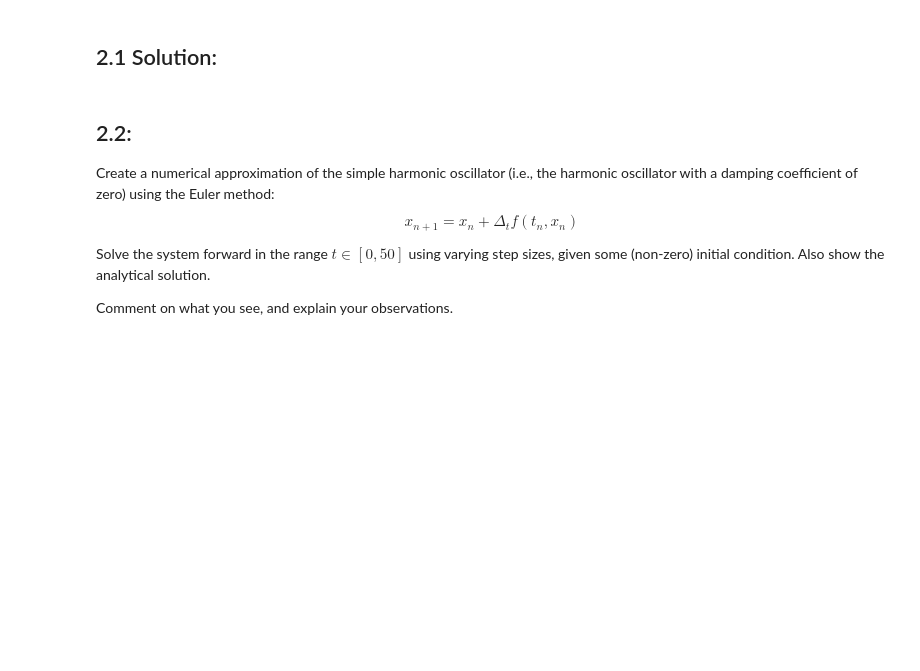
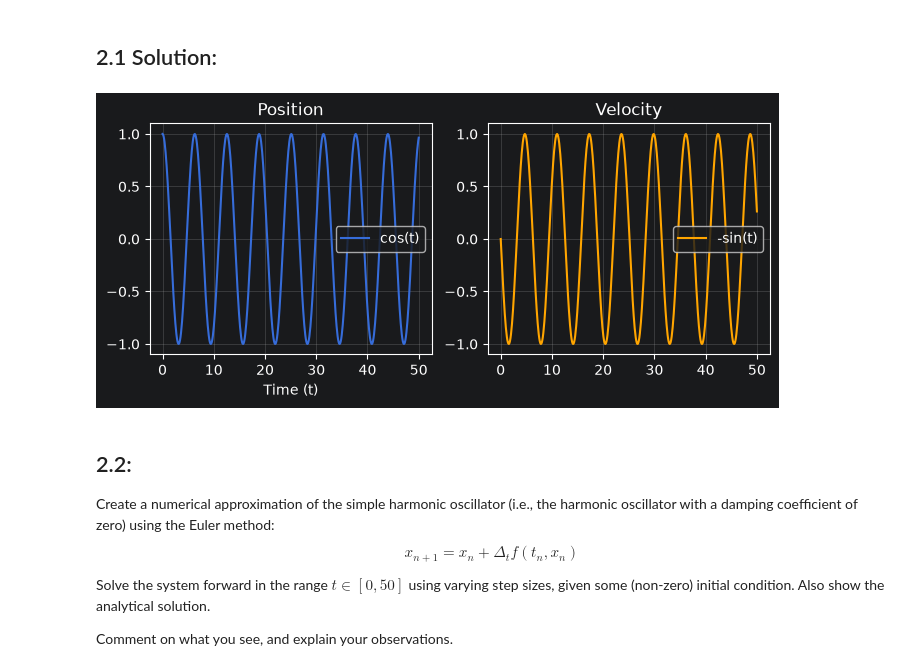
Before and after one commit to samschilder02/exercises_ComplexAdaptiveSystems_SOW-MKI49, a Jupyter notebook: CAS Assignment 2.ipynb, the cells around one changed output. Saved outputs shown, nothing was run; the diff lists cells and outputs as text; code cells hidden in the pictures; blank space fills up the shorter version.

```diff
--- a/CAS Assignment 2.ipynb
+++ b/CAS Assignment 2.ipynb
@@ -65,3 +73,30 @@ Show the solution over the time range $t \in [0, 50]$
+# %%
+# functions
+f1 = lambda t: jnp.cos(t)
+f2 = lambda t: -jnp.sin(t)
+
+t0 = 0  # starting time
+tn = 50  # end time
+num_points = 10*(tn-t0)
+
+t = jnp.linspace(t0, tn, sf)  # time range
+x  = f1(t); v = f2(t)
+
+# plot
+fig, axes = plt.subplots(1, 2, figsize=(8, 3))
+axes[0].plot(t, x, label='cos(t)')
+axes[0].set_xlabel('Time (t)')
+axes[0].set_title('Position')
+axes[0].legend()
+axes[0].grid(True, alpha=0.3)
+
+axes[1].plot(t, v, label='-sin(t)', color='orange')
+axes[1].set_title('Velocity')
+axes[0].set_xlabel('Time (t)')
+axes[1].legend()
+axes[1].grid(True, alpha=0.3)
+# %% [output]
+[figure, added]
 # %% [markdown]
 ## 2.2:
 Create a numerical approximation of the simple harmonic oscillator (i.e., the harmonic oscillator with a damping coefficient of zero) using the Euler method: $$  x_{n+1}=x_{n}+\Delta_t f(t_{n},x_{n}) $$
```
Also changed, not shown: parts of 9 cells of this notebook.
